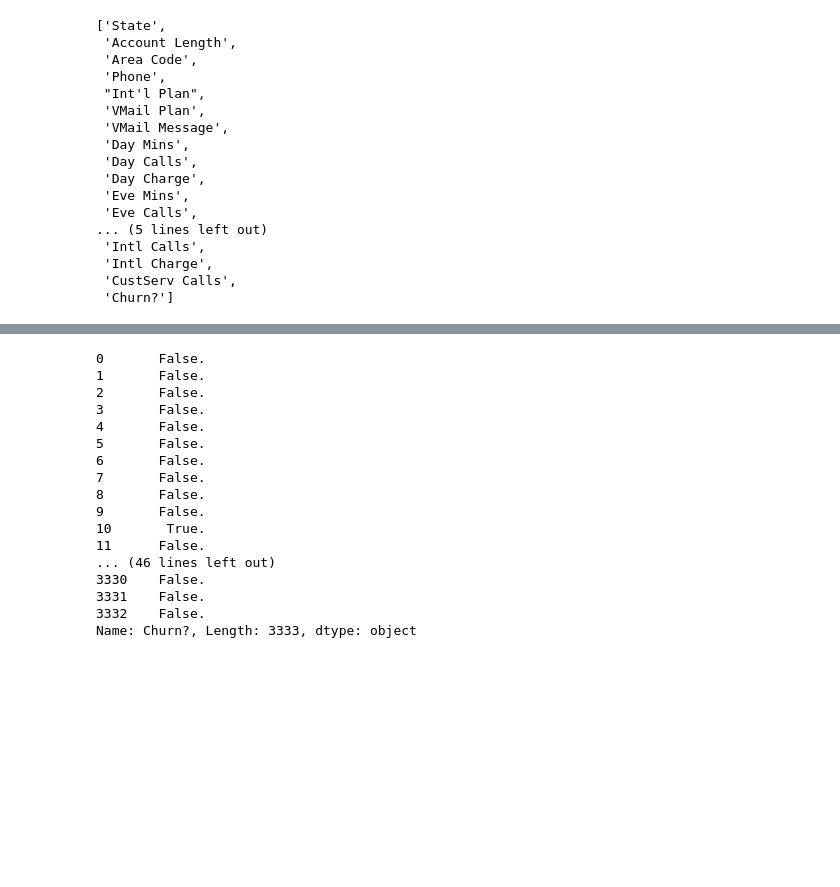
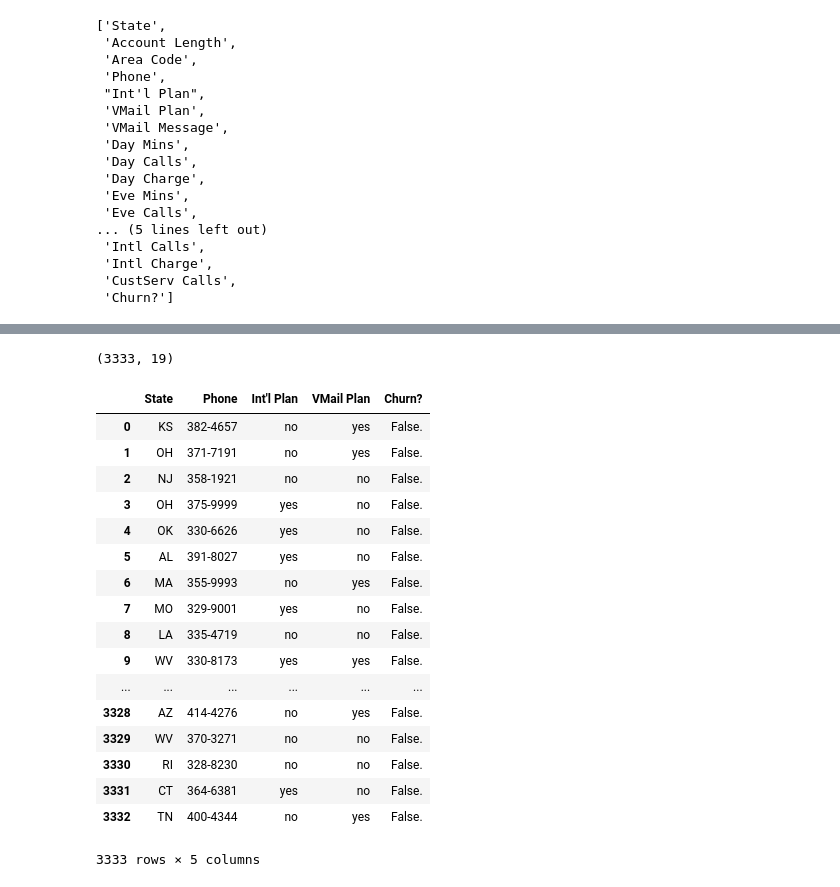
Before and after one commit to exrishu/iPython-exercises, a Jupyter notebook: Structure Data Classification/churn data analysis.ipynb, the cells around one changed output, grey strips where cells are left out. Saved outputs shown, nothing was run; the diff lists cells and outputs as text; code cells hidden in the pictures; blank space fills up the shorter version.

```diff
--- a/Structure Data Classification/churn data analysis.ipynb
+++ b/Structure Data Classification/churn data analysis.ipynb
@@ -63,22 +64,31 @@ churn.describe()
 | max | 243.000000 | 510.000000 | 51.000000 | 350.800000 | 165.000000 | 59.640000 | 363.700000 | 170.000000 | ... |
 # %%
 churn_target = churn['Churn?']
-churn_target
-# %% [output]
-0       False.
-1       False.
-2       False.
-3       False.
-4       False.
-5       False.
-6       False.
-7       False.
-8       False.
-9       False.
-10       True.
-11      False.
-... (46 lines left out)
-3330    False.
-3331    False.
-3332    False.
-Name: Churn?, Length: 3333, dtype: object
+# %%
+churn_feature = churn.drop(['Phone','Churn?'],axis=1)
+churn_feature.shape
+#cols_to_drop=['Phone','Churn?']
+# %% [output]
+(3333, 19)
+# %%
+churn_categorical = churn.select_dtypes(include=['object'])
+churn_categorical
+# %% [output]
+|  | State | Phone | Int'l Plan | VMail Plan | Churn? |
+| 0 | KS | 382-4657 | no | yes | False. |
+| 1 | OH | 371-7191 | no | yes | False. |
+| 2 | NJ | 358-1921 | no | no | False. |
+| 3 | OH | 375-9999 | yes | no | False. |
+| 4 | OK | 330-6626 | yes | no | False. |
+| 5 | AL | 391-8027 | yes | no | False. |
+| 6 | MA | 355-9993 | no | yes | False. |
+| 7 | MO | 329-9001 | yes | no | False. |
+| 8 | LA | 335-4719 | no | no | False. |
+| 9 | WV | 330-8173 | yes | yes | False. |
+| ... | ... | ... | ... | ... | ... |
+| 3328 | AZ | 414-4276 | no | yes | False. |
+| 3329 | WV | 370-3271 | no | no | False. |
+| 3330 | RI | 328-8230 | no | no | False. |
+| 3331 | CT | 364-6381 | yes | no | False. |
+| 3332 | TN | 400-4344 | no | yes | False. |
+3333 rows × 5 columns
```
Also changed, not shown: parts of 4 cells of this notebook.
